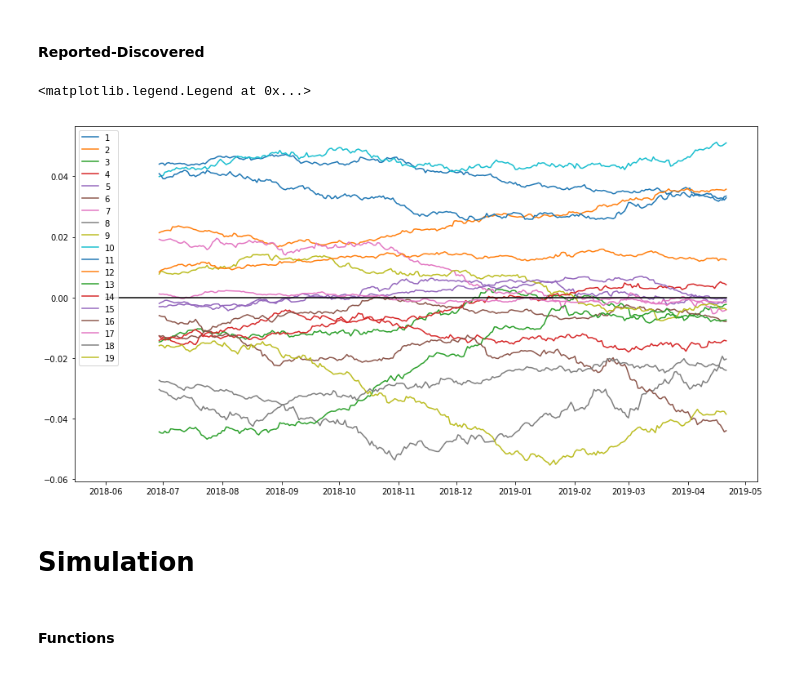
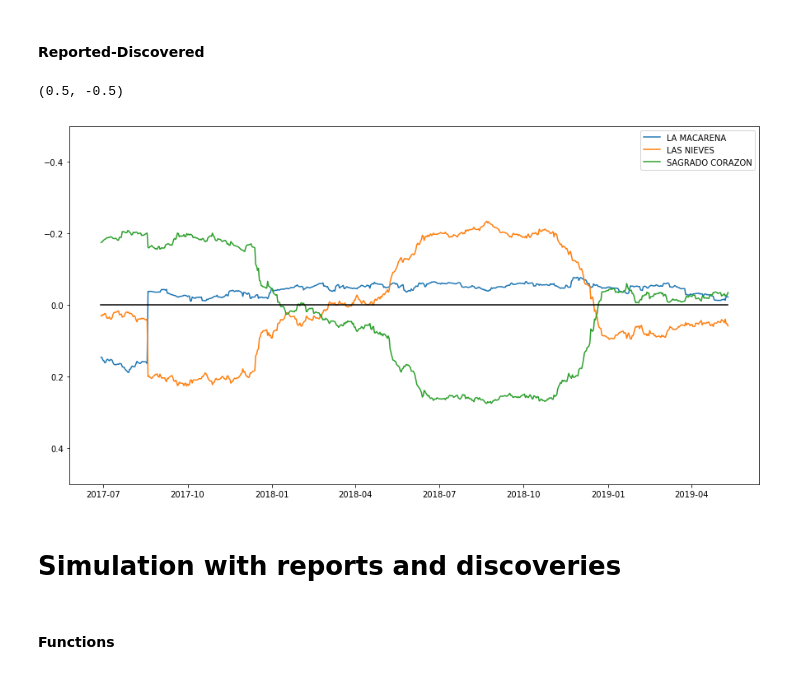
Before and after one commit to JuanMoreno11/Replication_feedback, a Jupyter notebook: App_Bogota.ipynb, the cells around one changed output. Saved outputs shown, nothing was run; the diff lists cells and outputs as text; code cells hidden in the pictures.

```diff
--- a/App_Bogota.ipynb
+++ b/App_Bogota.ipynb
@@ -113,8 +114,9 @@ data_reshape.fillna(0, inplace=True)
 urns_discovered=(data_reshape.rolling(180,axis=1).sum()/data_reshape.rolling(180,axis=1).sum().sum())
 # %%
 plt.figure(figsize=(15,8))
-for i in range(1,20):
-    plt.plot(urns_discovered.loc[i,end_date:].index, urns_discovered.loc[i,end_date:])
+for i in range(3):
+    plt.plot(urns_discovered.iloc[i,179:].index, urns_discovered.iloc[i,179:])
 plt.legend()
+#plt.title('Urn real proportion of discovered crimes', fontsize=22);
 # %% [output]
 <matplotlib.legend.Legend at 0x...>
@@ -122,14 +124,14 @@ plt.legend()
 # %%
 data_reshape=data.pivot(index='Neighborhood', columns='Date', values='reports')
-data_reshape=data_reshape.iloc[:-1,:]
 data_reshape.fillna(0, inplace=True)
 #data_reshape=data_reshape.rolling(180,axis=1).sum()
 # %%
 urns_reported=(data_reshape.rolling(180,axis=1).sum()/data_reshape.rolling(180,axis=1).sum().sum())
 # %%
 plt.figure(figsize=(15,8))
-for i in range(1,20):
-    plt.plot(urns_reported.loc[i,end_date:].index, urns_reported.loc[i,end_date:])
+for i in range(3):
+    plt.plot(urns_reported.iloc[i,179:].index, urns_reported.iloc[i,179:])
 plt.legend()
+#plt.title('Urn real proportion of reported crimes', fontsize=22);
 # %% [output]
 <matplotlib.legend.Legend at 0x...>
@@ -137,18 +147,19 @@ plt.legend()
 # %% [markdown]
 #### Reported-Discovered
 # %%
-difference=urns_reported-urns_discovered
+difference=urns_discovered-urns_reported
 # %%
 plt.figure(figsize=(15,8))
-for i in range(1,20):
-    plt.plot(difference.loc[i,end_date:].index, difference.loc[i,end_date:])
-plt.plot(difference.loc[1,end_date:].index,[0]*len(difference.loc[1,end_date:]), color='black')
+for i in range(3):
+    plt.plot(difference.iloc[i,179:].index, difference.iloc[i,179:])
+plt.plot(difference.iloc[1,179:].index,[0]*len(difference.iloc[1,179:]), color='black')
 plt.legend()
+plt.ylim([0.5,-0.5])
 # %% [output]
-<matplotlib.legend.Legend at 0x...>
+(0.5, -0.5)
-[figure, old version]
+[figure, new version]
 # %% [markdown]
-# Simulation
+# Simulation with reports and discoveries
 # %% [markdown]
 #### Functions
 # %%
```
Also changed, not shown: parts of 35 cells of this notebook, 4 other files.
